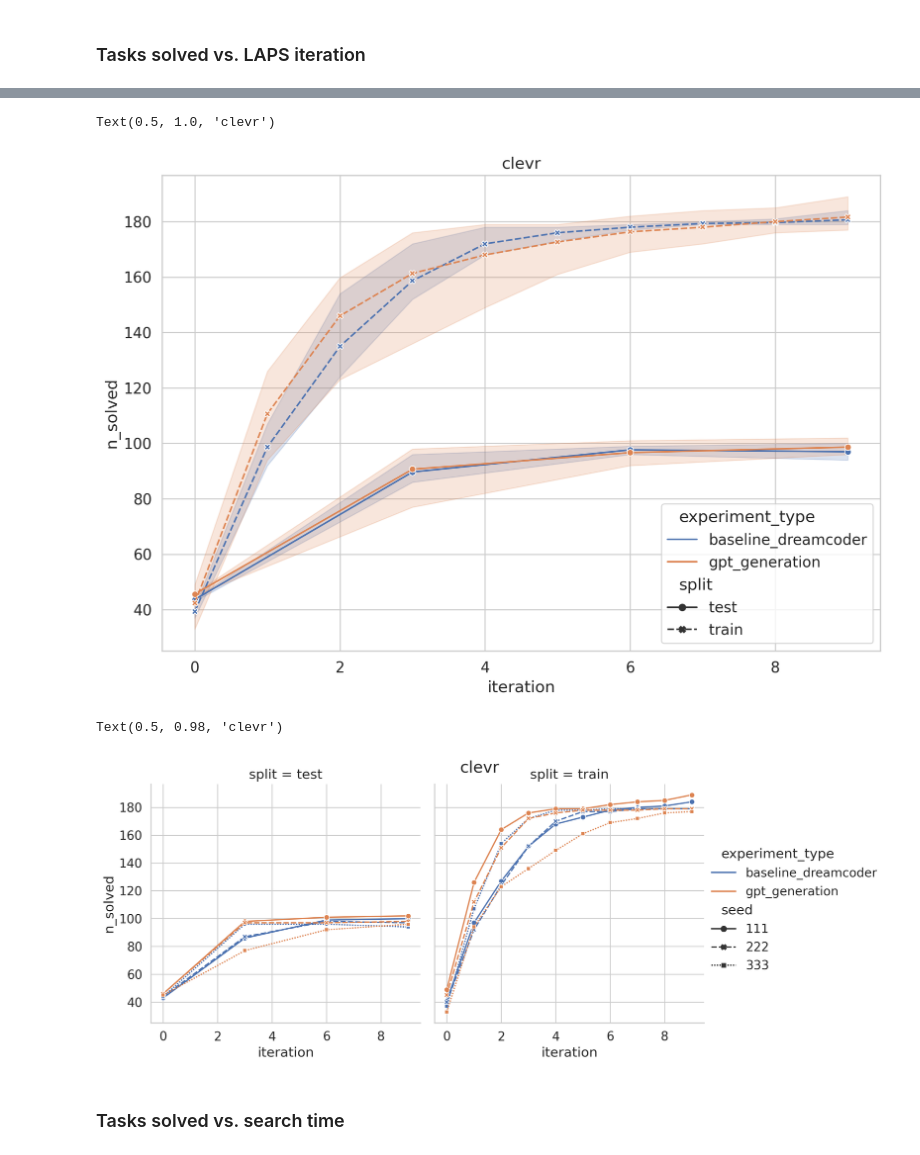
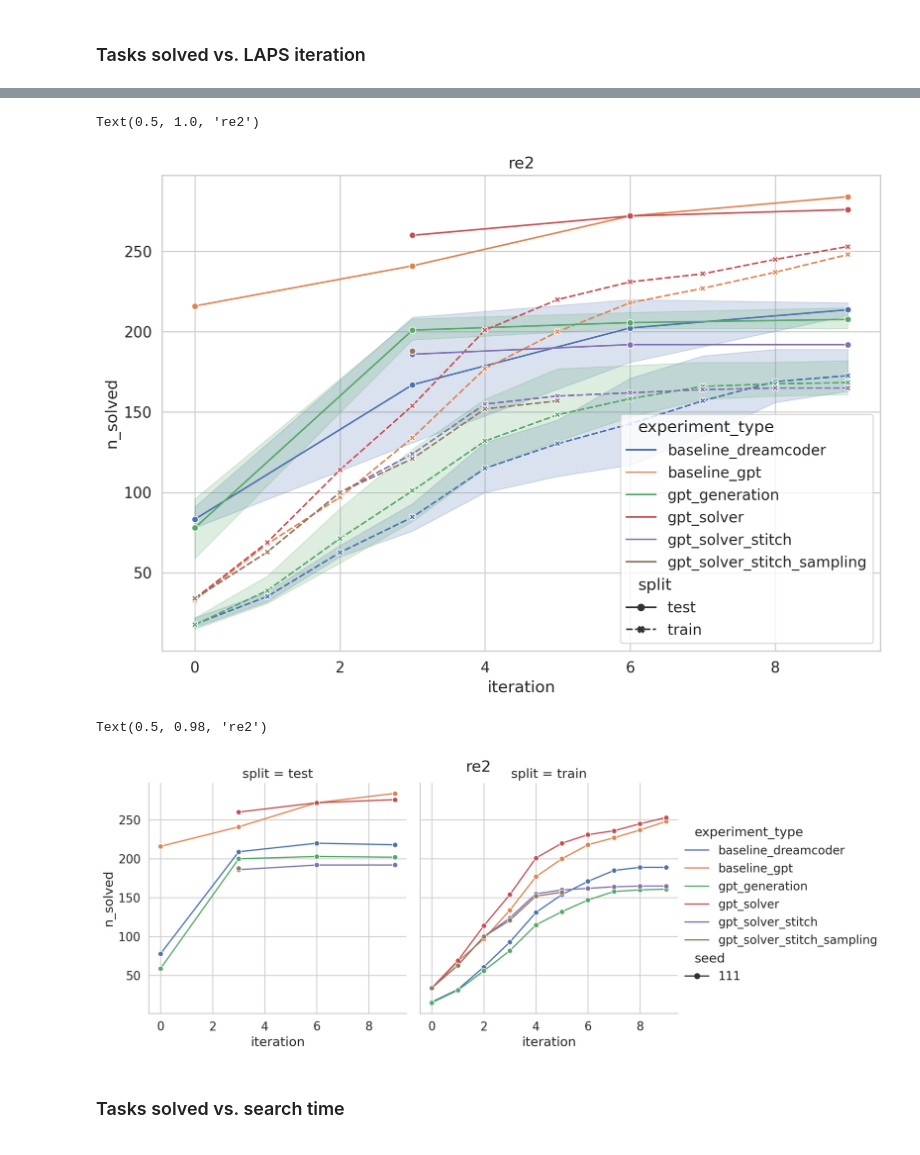
Before and after one commit to gabegrand/lilo, a Jupyter notebook: analysis/analyze_synthesis_experiment.ipynb, the cells around one changed output, grey strips where cells are left out. Drawn from its saved outputs; the diff is of its cells as text; code cells hidden in the pictures.

```diff
--- a/analysis/analyze_synthesis_experiment.ipynb
+++ b/analysis/analyze_synthesis_experiment.ipynb
@@ -23,11 +23,11 @@ sns.set_theme(style="whitegrid", font_scale=1.25, rc={'figure.figsize':(12, 8)})
 # %%
 %config InlineBackend.figure_format = 'retina'
 # %%
-# EXPERIMENT_NAME = "runs_re2"
-# DOMAIN = "re2"
+EXPERIMENT_NAME = "runs_re2"
+DOMAIN = "re2"
 
-EXPERIMENT_NAME = "runs_clevr"
-DOMAIN = "clevr"
+# EXPERIMENT_NAME = "runs_clevr"
+# DOMAIN = "clevr"
 
 COMPUTE_LIKELIHOODS = True
 
@@ -148,23 +154,23 @@ sns.lineplot(
 )
 plt.title(f"{DOMAIN}")
 # %% [output]
-Text(0.5, 1.0, 'clevr')
+Text(0.5, 1.0, 're2')
-[figure, old version]
+[figure, new version]
 # %%
 sns.relplot(
-    data=df_results,
+    data=df_results.query("seed == 111"),
     kind="line",
     col="split",
     x="iteration",
     y="n_solved",
     hue="experiment_type",
     style="seed",
     markers=True,
 )
 plt.suptitle(f"{DOMAIN}")
 # %% [output]
-Text(0.5, 0.98, 'clevr')
+Text(0.5, 0.98, 're2')
-[figure, old version]
+[figure, new version]
 # %% [markdown]
 ### Tasks solved vs. search time
 # %%
```
Also changed, not shown: parts of 15 cells of this notebook, 5 other files.
